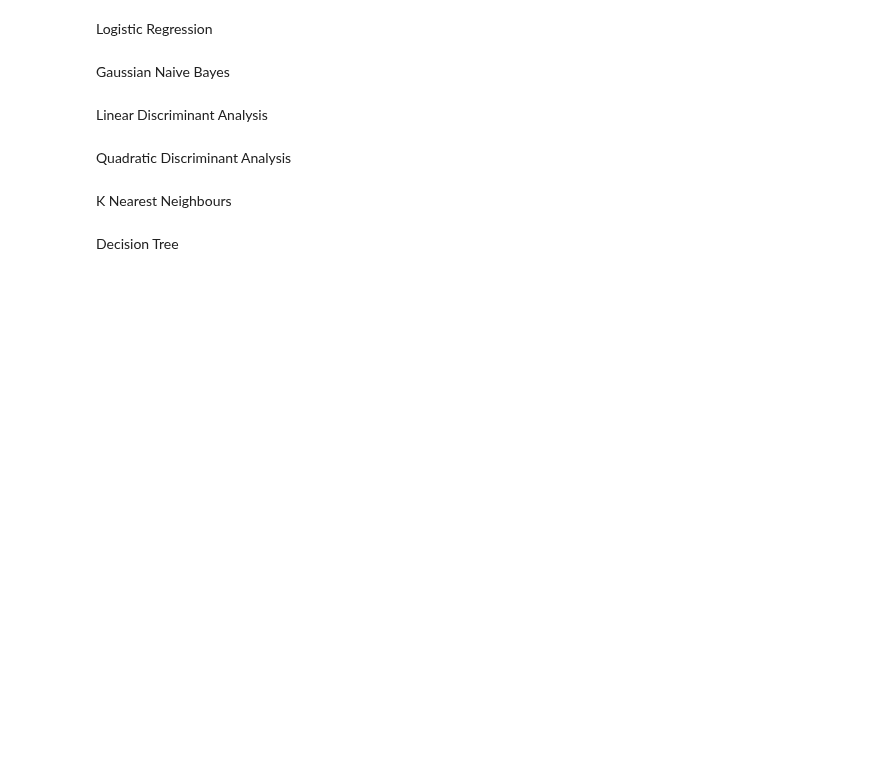
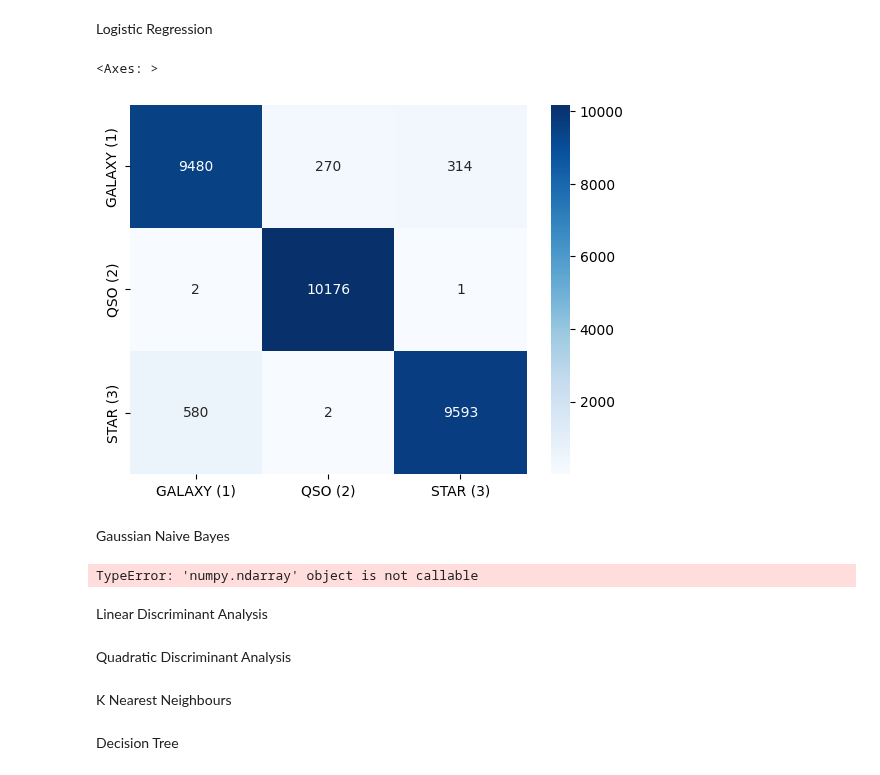
Before and after one commit to Francisco-Saraiva/daco_bell, a Jupyter notebook: Project/z_TrainModels.ipynb, the cells around one changed output. Saved outputs shown, nothing was run; the diff lists cells and outputs as text; code cells hidden in the pictures; blank space fills up the shorter version.

Commit message:
Fixed error in confusion matrix plot

```diff
--- a/Project/z_TrainModels.ipynb
+++ b/Project/z_TrainModels.ipynb
@@ -46,31 +46,34 @@ Logistic Regression
 # %%
 logreg_model = LogisticRegression(multi_class='multinomial', solver='saga', max_iter=1000, penalty='elasticnet', l1_ratio=0.0)
 
 time_start = time.time()
 logreg_model.fit(X_train, y_train)
 time_end = time.time()
 
 # Save the model to a file
 pickle.dump(logreg_model, open("Models/logistic_regression.pkl", "wb"))
 
 y_pred = logreg_model.predict(X_test)
 
 # Calculate the metrics
 accuracy = accuracy_score(y_test, y_pred)
 precision = precision_score(y_test, y_pred, average='weighted')
 recall = recall_score(y_test, y_pred, average='weighted')
 f1 = f1_score(y_test, y_pred, average='weighted')
 total_time = time_end - time_start
 
 # Add the results to the list
 results.append(['Logistic Regression', accuracy, precision, recall, f1, total_time])
 
 # Confusion Matrix
-confusion_matrix = confusion_matrix(y_test, y_pred)
+conf_mat = confusion_matrix(y_test, y_pred)
 labels = ['GALAXY (1)', 'QSO (2)', 'STAR (3)']
 
 # Create a heatmap with the labels
 sns.heatmap(confusion_matrix, annot=True, fmt='d', cmap='Blues', xticklabels=labels, yticklabels=labels)
+# %% [output]
+<Axes: >
+[figure, added]
 # %% [markdown]
 Gaussian Naive Bayes
 # %%
@@ -96,11 +99,13 @@ total_time = time_end - time_start
 results.append(['Gaussian Naive Bayes', accuracy, precision, recall, f1, total_time])
 
 # Confusion Matrix
-confusion_matrix = confusion_matrix(y_test, y_pred)
+conf_mat = confusion_matrix(y_test, y_pred)
 labels = ['GALAXY (1)', 'QSO (2)', 'STAR (3)']
 
 # Create a heatmap with the labels
 sns.heatmap(confusion_matrix, annot=True, fmt='d', cmap='Blues', xticklabels=labels, yticklabels=labels)
+# %% [output]
+TypeError: 'numpy.ndarray' object is not callable
 # %% [markdown]
 Linear Discriminant Analysis
 # %%
```
Also changed, not shown: parts of 11 cells of this notebook.
